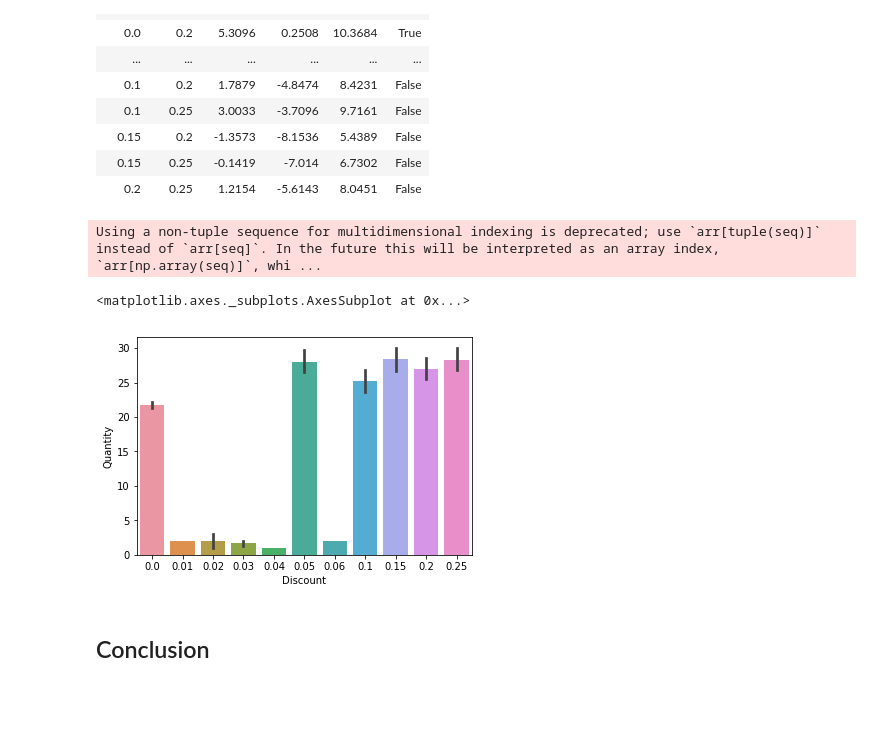
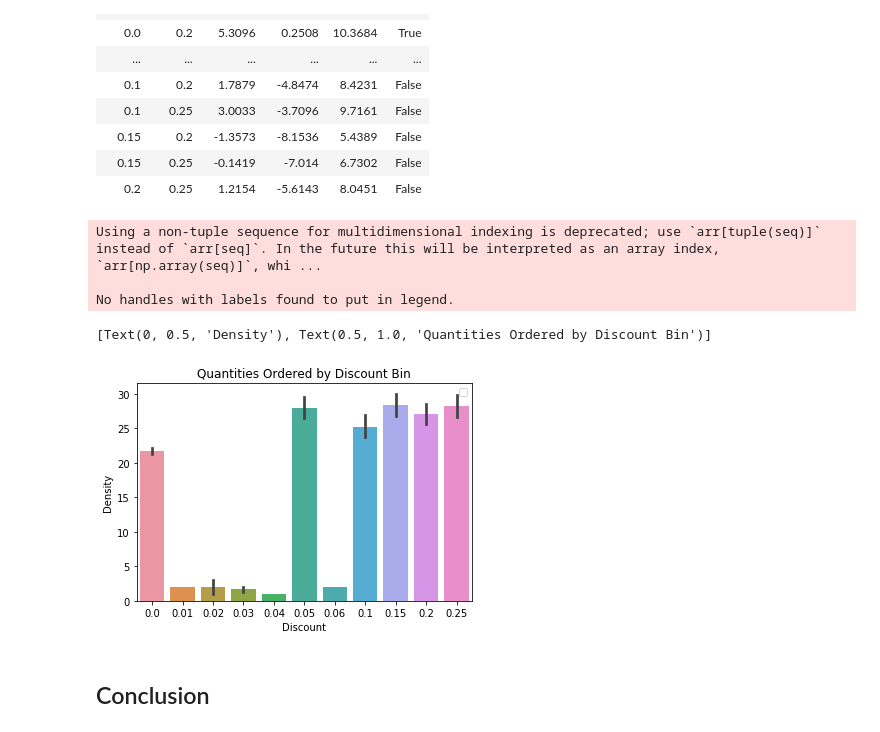
Before and after one commit to jdsmithwes/hypothesis_testing_workflow_python, a Jupyter notebook: student.ipynb, the cells around one changed output. Cells and saved outputs as stored; diff of their text form; code cells hidden in the pictures; blank space fills up the shorter version.

```diff
--- a/student.ipynb
+++ b/student.ipynb
@@ -225,10 +225,15 @@ Multiple Comparison of Means - Tukey HSD,FWER=0.05
 | 0.2 | 0.25 | 1.2154 | -5.6143 | 8.0451 | False |
 # %%
 sns.barplot(data=df, x='Discount', y='Quantity',ci=68)
+ax = plt.gca()
+ax.legend()
+ax.set(title = 'Quantities Ordered by Discount Bin',ylabel='Density')
 # %% [output]
 Using a non-tuple sequence for multidimensional indexing is deprecated; use `arr[tuple(seq)]` instead of `arr[seq]`. In the future this will be interpreted as an array index, `arr[np.array(seq)]`, whi ...
+
+No handles with labels found to put in legend.
-<matplotlib.axes._subplots.AxesSubplot at 0x...>
+[Text(0, 0.5, 'Density'), Text(0.5, 1.0, 'Quantities Ordered by Discount Bin')]
-[figure, old version]
+[figure, new version]
 # %% [markdown]
 ## Conclusion
 # %% [markdown]
```
Also changed, not shown: parts of 17 cells of this notebook.
